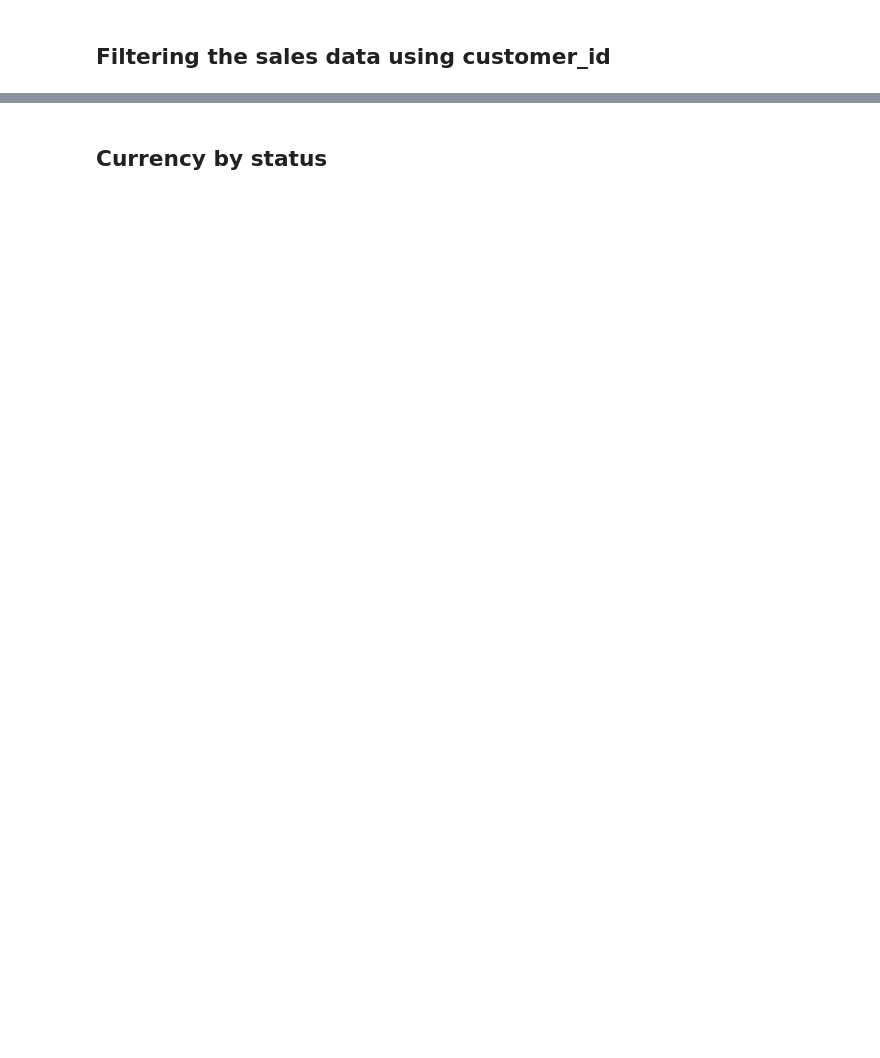
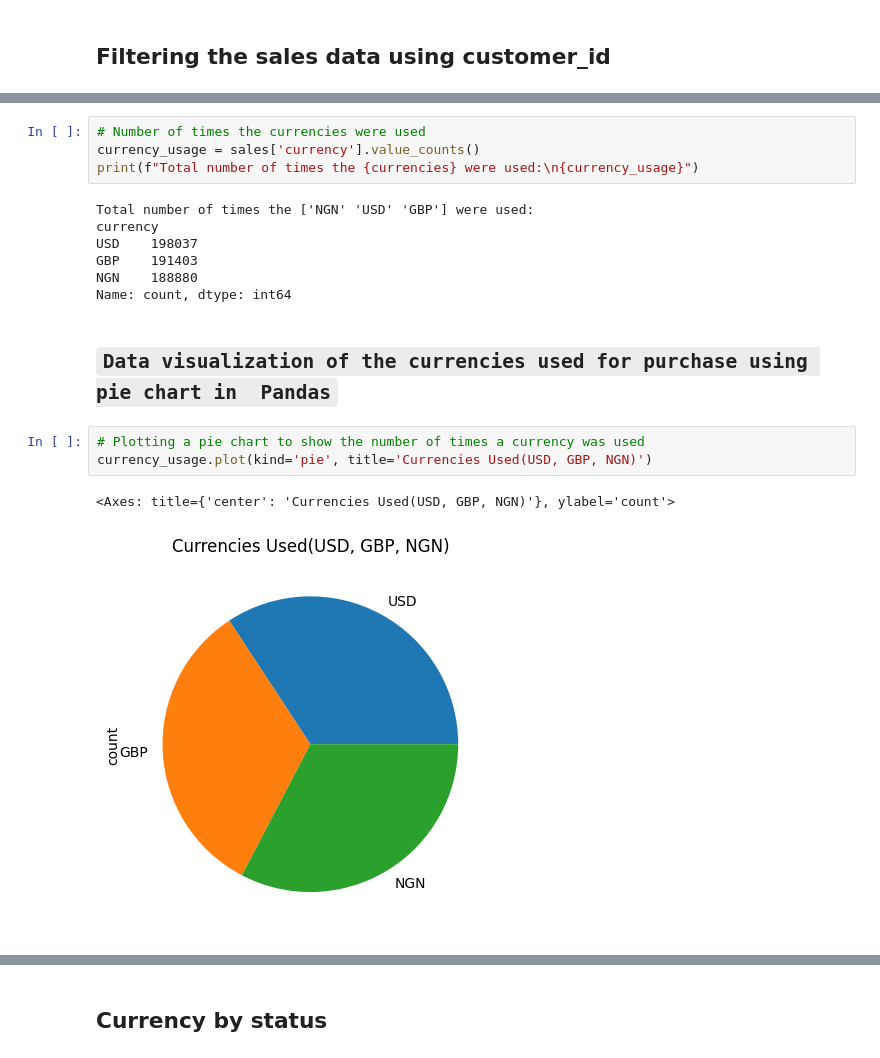
Before and after one commit to DuoDduo/AI-fellowship-module-2, a Jupyter notebook: Tasks/Task15/task_15.ipynb, the cells around one changed output, grey strips where cells are left out. Drawn from its saved outputs; the diff is of its cells as text; blank space fills up the shorter version.

```diff
--- a/Tasks/Task15/task_15.ipynb
+++ b/Tasks/Task15/task_15.ipynb
@@ -560,0 +439,19 @@ transaction_status.plot(kind = "bar", color= "pink", xlabel="Status", ylabel= "T
+# %%
+# Number of times the currencies were used
+currency_usage = sales['currency'].value_counts()
+print(f"Total number of times the {currencies} were used:\n{currency_usage}")
+# %% [output]
+Total number of times the ['NGN' 'USD' 'GBP'] were used:
+currency
+USD    198037
+GBP    191403
+NGN    188880
+Name: count, dtype: int64
+# %% [markdown]
+## `Data visualization of the currencies used for purchase using pie chart in  Pandas`
+# %%
+# Plotting a pie chart to show the number of times a currency was used
+currency_usage.plot(kind='pie', title='Currencies Used(USD, GBP, NGN)')
+# %% [output]
+<Axes: title={'center': 'Currencies Used(USD, GBP, NGN)'}, ylabel='count'>
+[figure, added]
```
Also changed, not shown: parts of 94 cells of this notebook, 2 other files.
